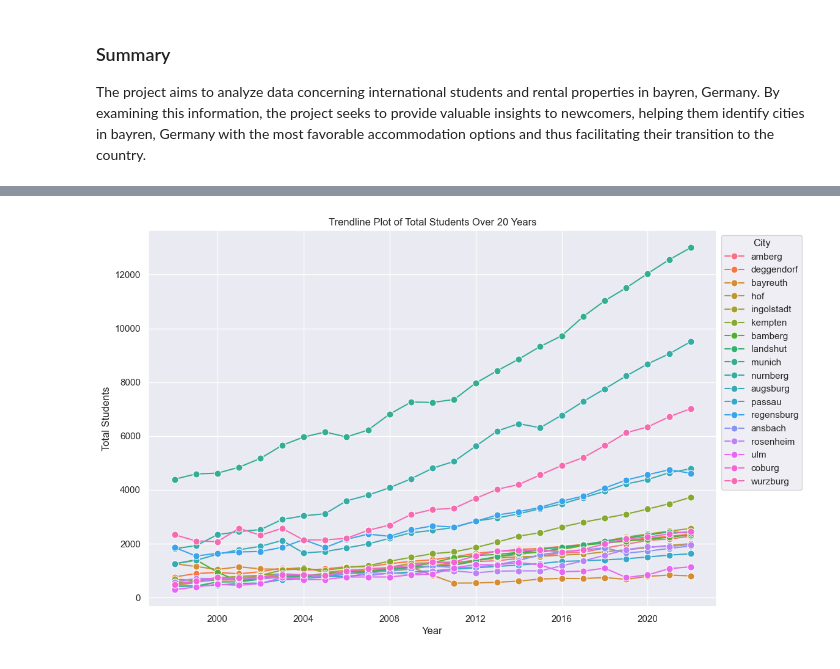
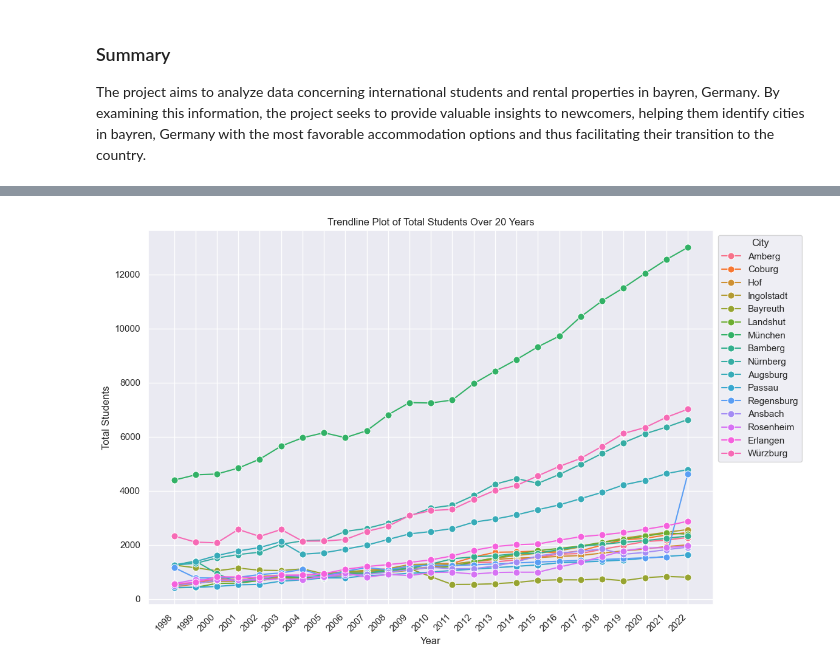
Before and after one commit to jvalue/made-template, a Jupyter notebook: project/report.ipynb, the cells around one changed output, grey strips where cells are left out. Cells and saved outputs as stored; diff of their text form; code cells hidden in the pictures.

```diff
--- a/project/report.ipynb
+++ b/project/report.ipynb
@@ -49,17 +50,7 @@ conn.close()
 # List of columns to convert from float64 to int
 columns = ['Humanities', 'Social sciences', 'Mathematics',
                  'Engineering sciences', 'Computer Science',
-                 'medizin', 'Agriculture']
-
-# Convert selected columns to int
-intstudents_df[columns] = intstudents_df[columns].astype(int)
-
+                 'Medicine', 'Agriculture']
 
 # Calculate total students and add a new column
-intstudents_df['total_students'] = intstudents_df[columns].sum(axis=1)
-
-
-
-intstudents_current_year = intstudents_df[intstudents_df['winter-semester'] == '2022/2023']
-
-intstudents_current_year.columns
+intstudents_df['Total-Student'] = intstudents_df[columns].sum(axis=1)
@@ -127,34 +85,27 @@ df_bar
-# %%
-intstudents_df = intstudents_df.dropna()
 # %%
-import pandas as pd
-import seaborn as sns
-import matplotlib.pyplot as plt
-from matplotlib.dates import YearLocator
-
-# Assuming intstudents_df is your DataFrame
-# If your DataFrame has different column names, adjust them accordingly
-columns_to_use = ['Stadt', 'winter-semester', 'total_students']
+columns_to_use = ['City', 'Year', 'Total-Student']
 df_trendline = intstudents_df[columns_to_use].copy()
 
-# Extract the year from 'winter-semester' and convert it to datetime
-df_trendline['year'] = pd.to_datetime(df_trendline['winter-semester'].str.split('/').str[0], format='%Y')
-df_trendline_grouped = df_trendline.groupby(['Stadt', 'year'])['total_students'].sum().reset_index()
+# Group by 'City' and 'Year', and sum the 'Total-Student' values within each group
+df_trendline_grouped = df_trendline.groupby(['City', 'Year'])['Total-Student'].sum().reset_index()
 
-# Sort the DataFrame by 'year'
-df_trendline_grouped = df_trendline_grouped.sort_values(by='year')
+# Sort the DataFrame by 'Year'
+df_trendline_grouped = df_trendline_grouped.sort_values(by='Year')
 
 sns.set(style="darkgrid")
 
 # Create a trendline plot
 plt.figure(figsize=(12, 8))
-ax = sns.lineplot(x='year', y='total_students', hue='Stadt', data=df_trendline_grouped, errorbar=None, marker='o', markersize=8)
+ax = sns.lineplot(x='Year', y='Total-Student', hue='City', data=df_trendline_grouped, errorbar=None, marker='o', markersize=8)
 
 plt.title('Trendline Plot of Total Students Over 20 Years')
 plt.xlabel('Year')
 plt.ylabel('Total Students')
 plt.legend(title='City', loc='upper left', bbox_to_anchor=(1, 1))
 
+# Rotate x-axis labels for better visibility
+plt.xticks(rotation=45, ha='right')
+
 plt.show()
 # %% [output]
-[figure, old version]
+[figure, new version]
```
Also changed, not shown: parts of 13 cells of this notebook, 2 other files.
